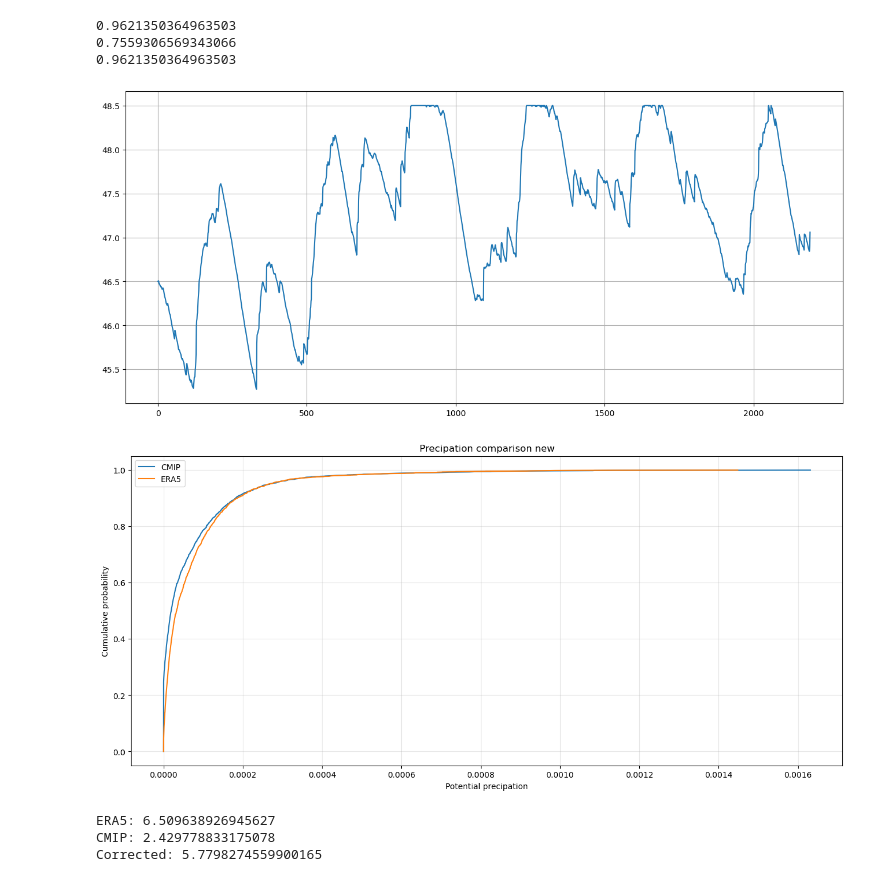
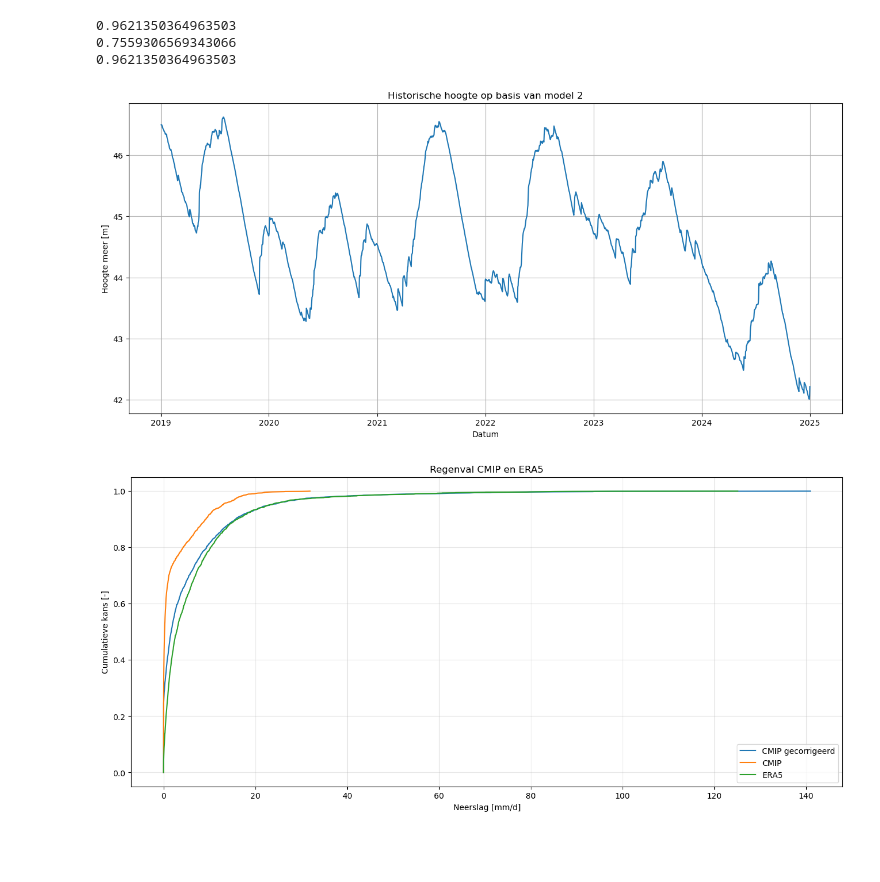
Before and after one commit to eWaterCycle/projects, a Jupyter notebook: Suriname_Model/Future_analysis.ipynb, the cells around one changed output. Saved outputs shown, nothing was run; the diff lists cells and outputs as text; code cells hidden in the pictures; blank space fills up the shorter version.

```diff
--- a/Suriname_Model/Future_analysis.ipynb
+++ b/Suriname_Model/Future_analysis.ipynb
@@ -601,15 +601,25 @@ print((prec_hist_corr.values > thr).mean())
 0.9621350364963503
 # %%
 plt.figure(figsize=(16, 7))
-Q_out = 144.7
+Q_out = 200
 A = 1020
 L0 = 46.5
 historical_level = level(historical_output, Q_out, HIST_corr, A, L0)
-plt.plot(historical_level)
-plt.grid();
+plt.plot(historical_output.index, historical_level)
+plt.grid()
+
+plt.xlabel("Datum")
+plt.ylabel("Hoogte meer [m]")
+plt.title("Historische hoogte op basis van model 2")
+# plt.legend()
+plt.grid(True)
+plt.show()
+
+np.set_printoptions(suppress=True);
 # %% [output]
-[figure, old version]
+[figure, new version]
 # %%
+# quantile mapping
 def ecdf(x):
     x = np.asarray(x)
     x = x[np.isfinite(x)]      # remove NaNs
@@ -619,28 +629,23 @@ def ecdf(x):
 
 # x_cmip, y_cmip = ecdf(historical_output)
 x_cmip, y_cmip = ecdf(test["pr"])
+x_cmip_oud, y_cmip_oud = ecdf(prec_hist)
 x_era5, y_era5 = ecdf(prec)
+
 # x_era5 *= 3600*24
 
 plt.figure(figsize=(16, 7))
 
-plt.plot(x_cmip, y_cmip, label='CMIP')
-plt.plot(x_era5, y_era5, label='ERA5')
+plt.plot(x_cmip * 86400, y_cmip, label='CMIP gecorrigeerd')
+plt.plot(x_cmip_oud * 86400, y_cmip_oud, label='CMIP')
+plt.plot(x_era5 * 86400, y_era5, label='ERA5')
 
-plt.xlabel('Potential precipation')
-plt.ylabel('Cumulative probability')
-plt.title("Precipation comparison new")
+plt.xlabel('Neerslag [mm/d]')
+plt.ylabel('Cumulatieve kans [-]')
+plt.title("Regenval CMIP en ERA5")
 plt.legend()
 plt.grid(alpha=0.3)
 
 plt.show()
 # %% [output]
-[figure, old version]
+[figure, new version]
-# %%
-print("ERA5:", float(prec.mean()*86400))
-print("CMIP:", float(prec_hist.mean()*86400))
-print("Corrected:", float(prec_hist_corr.mean()*86400))
-# %% [output]
-ERA5: 6.509638926945627
-CMIP: 2.429778833175078
-Corrected: 5.7798274559900165
```
Also changed, not shown: parts of 17 cells of this notebook, 2 other files.
